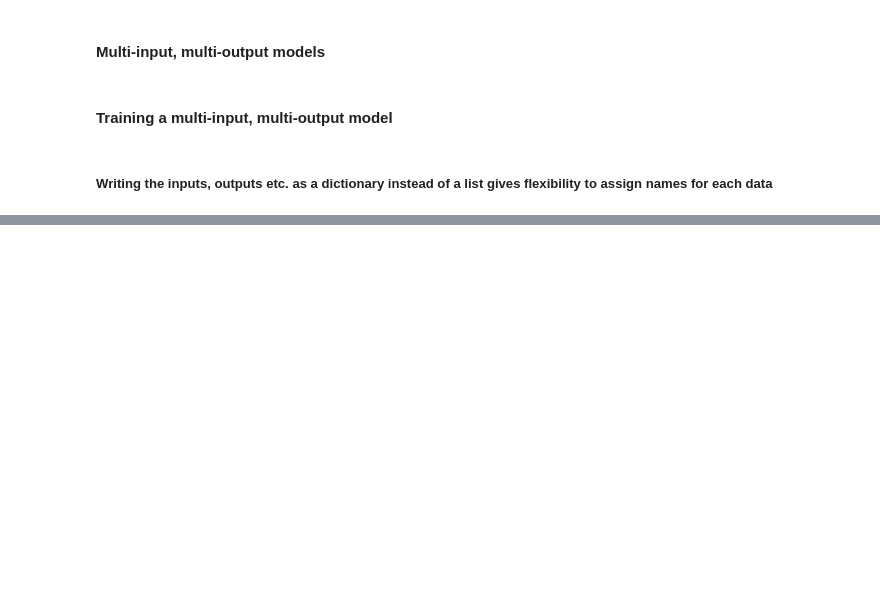
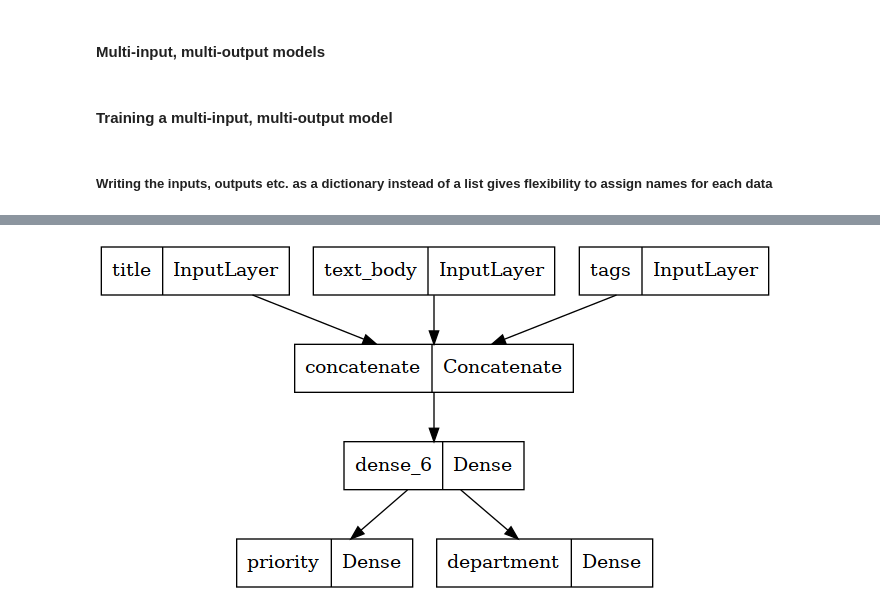
Before and after one commit to firebender717/dlwp, a Jupyter notebook: chapter_7.2.ipynb, the cells around one changed output, grey strips where cells are left out. Cells and saved outputs as stored; diff of their text form; code cells hidden in the pictures; blank space fills up the shorter version.

Commit message:
Completed the Chapter 7.2. worked with Functional API and Subclassing options of Keras

```diff
--- a/chapter_7.2.ipynb
+++ b/chapter_7.2.ipynb
@@ -181,0 +190,4 @@ model.evaluate(
+# %%
+keras.utils.plot_model(model, "ticket_classifier.png")
+# %% [output]
+[figure, added]
```
Also changed, not shown: parts of 32 cells of this notebook.
